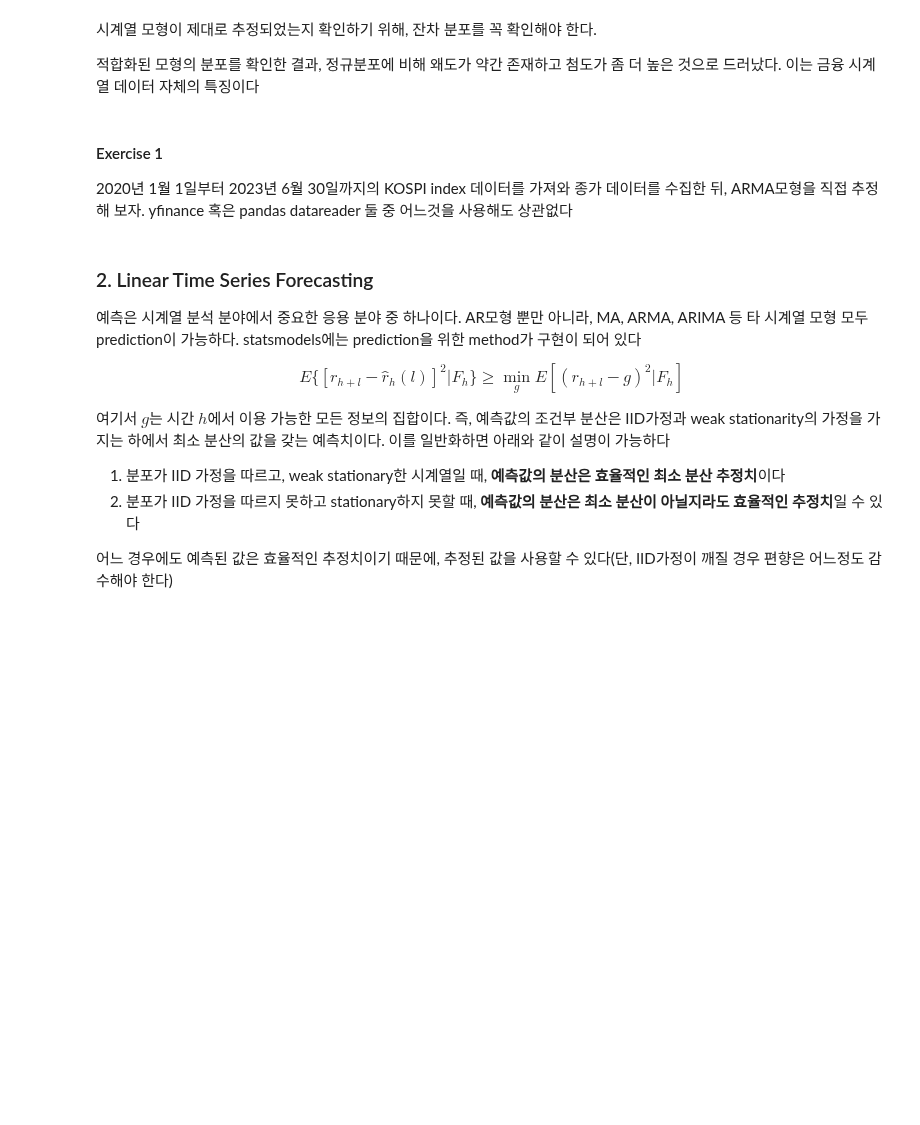
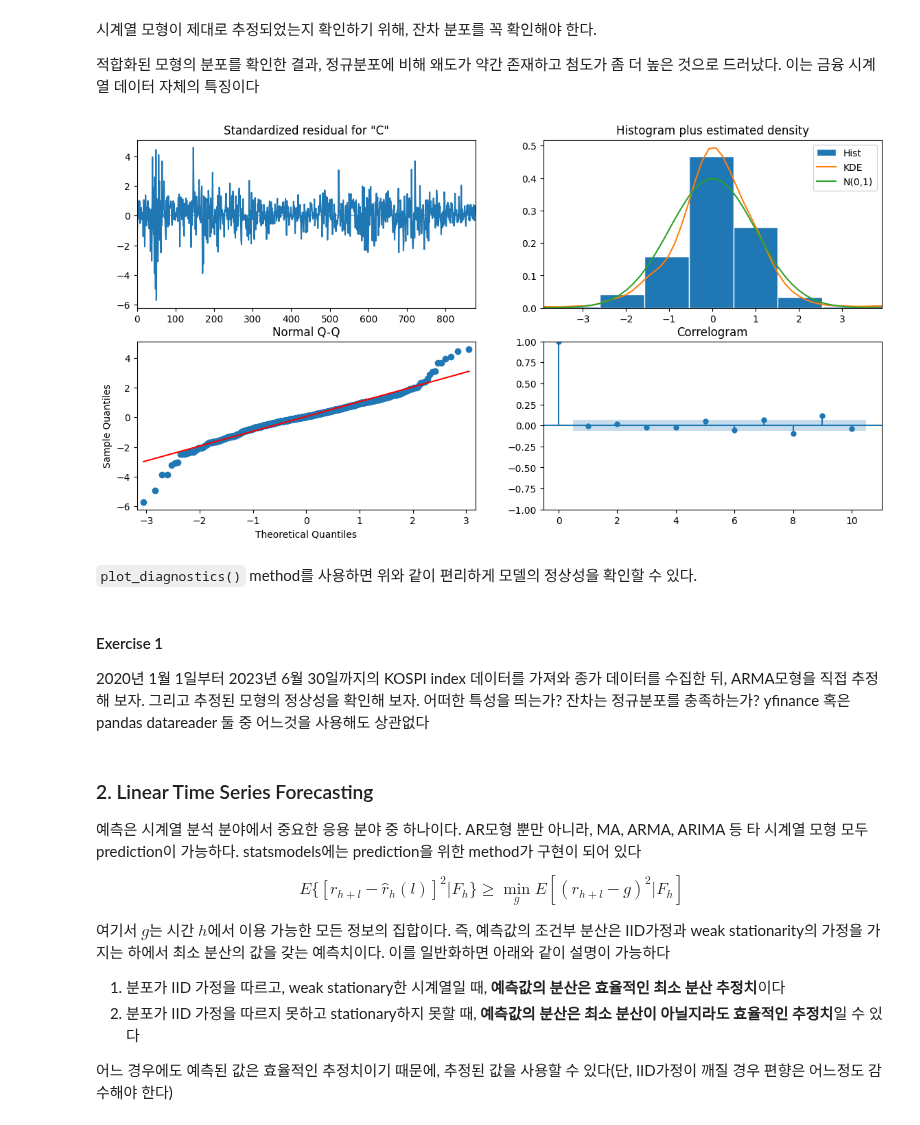
Before and after one commit to Tommylee1013/QUANTIFI, a Jupyter notebook: Week 05/Univariate Time Series.ipynb, the cells around one changed output. Saved outputs shown, nothing was run; the diff lists cells and outputs as text; code cells hidden in the pictures; blank space fills up the shorter version.

```diff
--- a/Week 05/Univariate Time Series.ipynb
+++ b/Week 05/Univariate Time Series.ipynb
@@ -195,10 +195,17 @@ Text(0.5, 1.0, 'Residual vs. Normal')
 시계열 모형이 제대로 추정되었는지 확인하기 위해, 잔차 분포를 꼭 확인해야 한다.
 
 적합화된 모형의 분포를 확인한 결과, 정규분포에 비해 왜도가 약간 존재하고 첨도가 좀 더 높은 것으로 드러났다. 이는 금융 시계열 데이터 자체의 특징이다
+# %%
+model.plot_diagnostics(figsize = (14,7))
+plt.show()
+# %% [output]
+[figure, added]
+# %% [markdown]
+`plot_diagnostics()` method를 사용하면 위와 같이 편리하게 모델의 정상성을 확인할 수 있다.
 # %% [markdown]
 #### Exercise 1
 
-2020년 1월 1일부터 2023년 6월 30일까지의 KOSPI index 데이터를 가져와 종가 데이터를 수집한 뒤, ARMA모형을 직접 추정해 보자. yfinance 혹은 pandas datareader 둘 중 어느것을 사용해도 상관없다
+2020년 1월 1일부터 2023년 6월 30일까지의 KOSPI index 데이터를 가져와 종가 데이터를 수집한 뒤, ARMA모형을 직접 추정해 보자. 그리고 추정된 모형의 정상성을 확인해 보자. 어떠한 특성을 띄는가? 잔차는 정규분포를 충족하는가? yfinance 혹은 pandas datareader 둘 중 어느것을 사용해도 상관없다
 # %% [markdown]
 ### 2. Linear Time Series Forecasting
 
```
Also changed, not shown: parts of 16 cells of this notebook.
